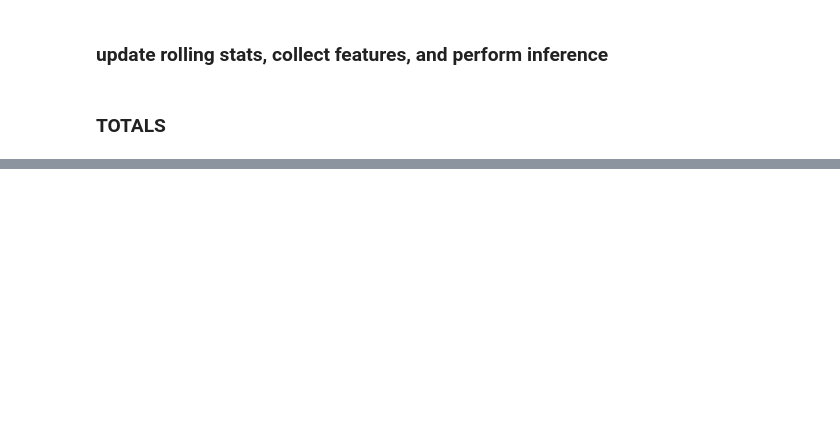
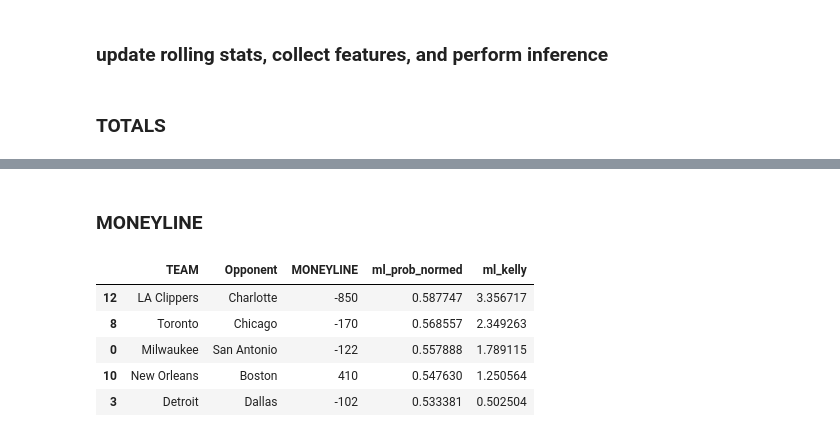
Before and after one commit to Croftc/nba_analytics, a Jupyter notebook: notebooks/nba_infer.ipynb, the cells around one changed output, grey strips where cells are left out. Cells and saved outputs as stored; diff of their text form; code cells hidden in the pictures; blank space fills up the shorter version.

```diff
--- a/notebooks/nba_infer.ipynb
+++ b/notebooks/nba_infer.ipynb
@@ -483,0 +498,11 @@ PREDICTED UNDERS
+# %% [markdown]
+### MONEYLINE
+# %%
+today_results[today_results['ml_kelly'] > 0][['TEAM', 'Opponent','MONEYLINE','ml_prob_normed', 'ml_kelly']].sort_values('ml_prob_normed', ascending=False)
+# %% [output]
+|  | TEAM | Opponent | MONEYLINE | ml_prob_normed | ml_kelly |
+| 12 | LA Clippers | Charlotte | -850 | 0.587747 | 3.356717 |
+| 8 | Toronto | Chicago | -170 | 0.568557 | 2.349263 |
+| 0 | Milwaukee | San Antonio | -122 | 0.557888 | 1.789115 |
+| 10 | New Orleans | Boston | 410 | 0.547630 | 1.250564 |
+| 3 | Detroit | Dallas | -102 | 0.533381 | 0.502504 |
```
Also changed, not shown: parts of 17 cells of this notebook, 17 other files.
